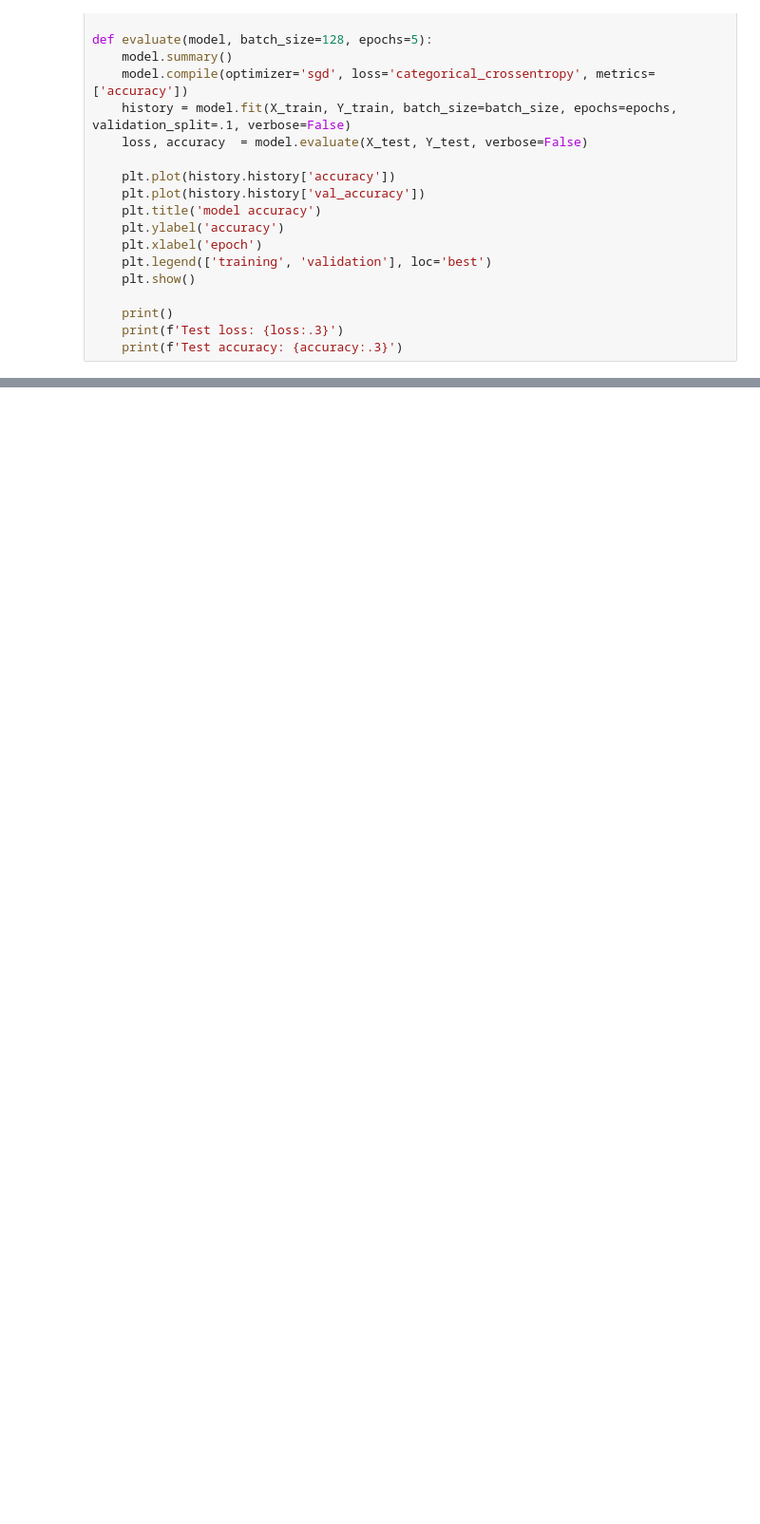
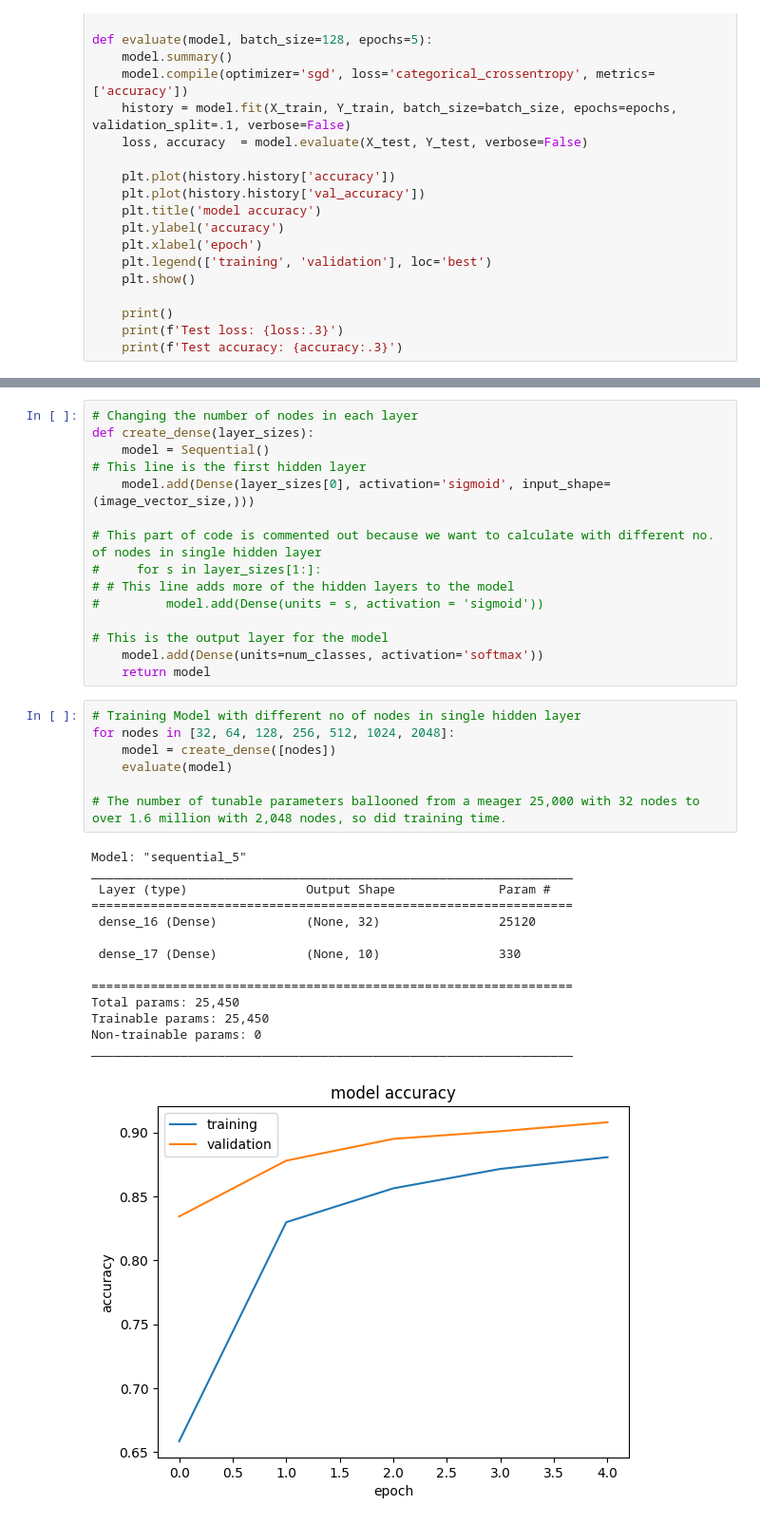
Before and after one commit to amanmehra262001/AI-ML-DL, a Jupyter notebook: DL/MNIST_Handwritten_Digits/main.ipynb, the cells around one changed output, grey strips where cells are left out. Shown: that part at 95% size. Drawn from its saved outputs; the diff is of its cells as text; blank space fills up the shorter version.

```diff
--- a/DL/MNIST_Handwritten_Digits/main.ipynb
+++ b/DL/MNIST_Handwritten_Digits/main.ipynb
@@ -216,0 +219,37 @@ Test accuracy: 0.113
+# %%
+# Changing the number of nodes in each layer
+def create_dense(layer_sizes):
+    model = Sequential()
+# This line is the first hidden layer
+    model.add(Dense(layer_sizes[0], activation='sigmoid', input_shape=(image_vector_size,)))
+
+# This part of code is commented out because we want to calculate with different no. of nodes in single hidden layer
+#     for s in layer_sizes[1:]:
+# # This line adds more of the hidden layers to the model
+#         model.add(Dense(units = s, activation = 'sigmoid'))
+
+# This is the output layer for the model
+    model.add(Dense(units=num_classes, activation='softmax'))
+    return model
+# %%
+# Training Model with different no of nodes in single hidden layer
+for nodes in [32, 64, 128, 256, 512, 1024, 2048]:
+    model = create_dense([nodes])
+    evaluate(model)
+
+# The number of tunable parameters ballooned from a meager 25,000 with 32 nodes to over 1.6 million with 2,048 nodes, so did training time.
+# %% [output]
+Model: "sequential_5"
+_________________________________________________________________
+ Layer (type)                Output Shape              Param #
+=================================================================
+ dense_16 (Dense)            (None, 32)                25120
+
+ dense_17 (Dense)            (None, 10)                330
+
+=================================================================
+Total params: 25,450
+Trainable params: 25,450
+Non-trainable params: 0
+_________________________________________________________________
+[figure, added]
```
Also changed, not shown: parts of 7 cells of this notebook.
